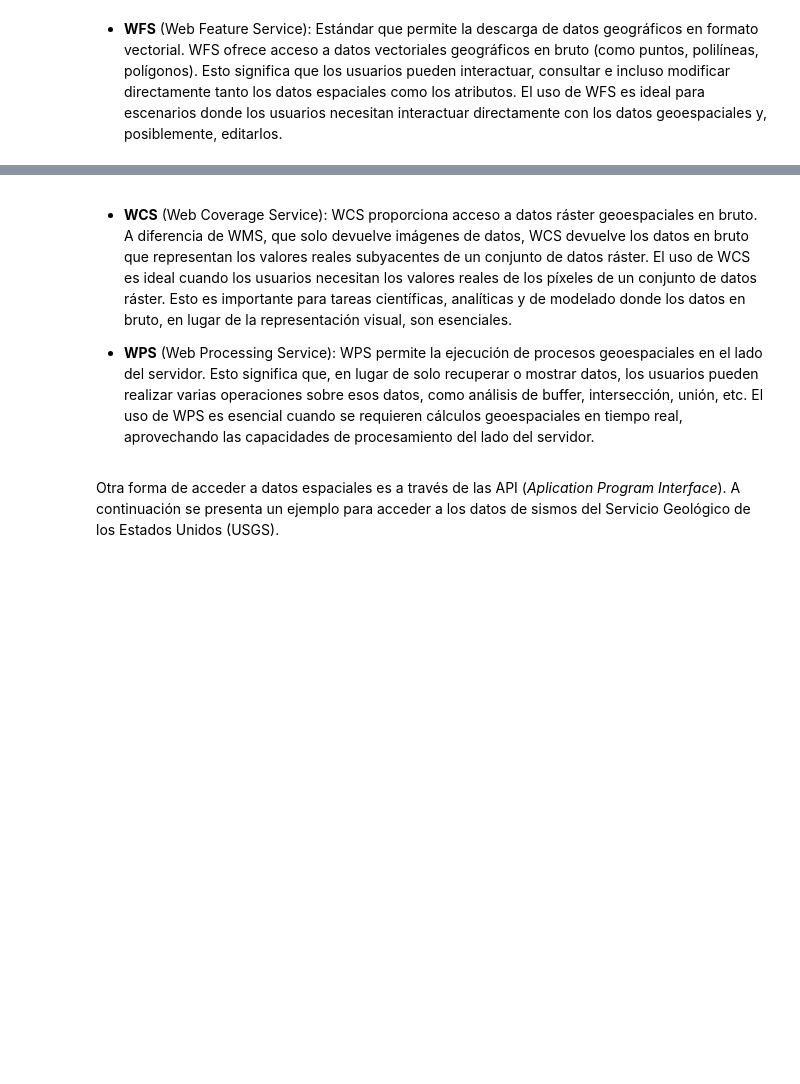
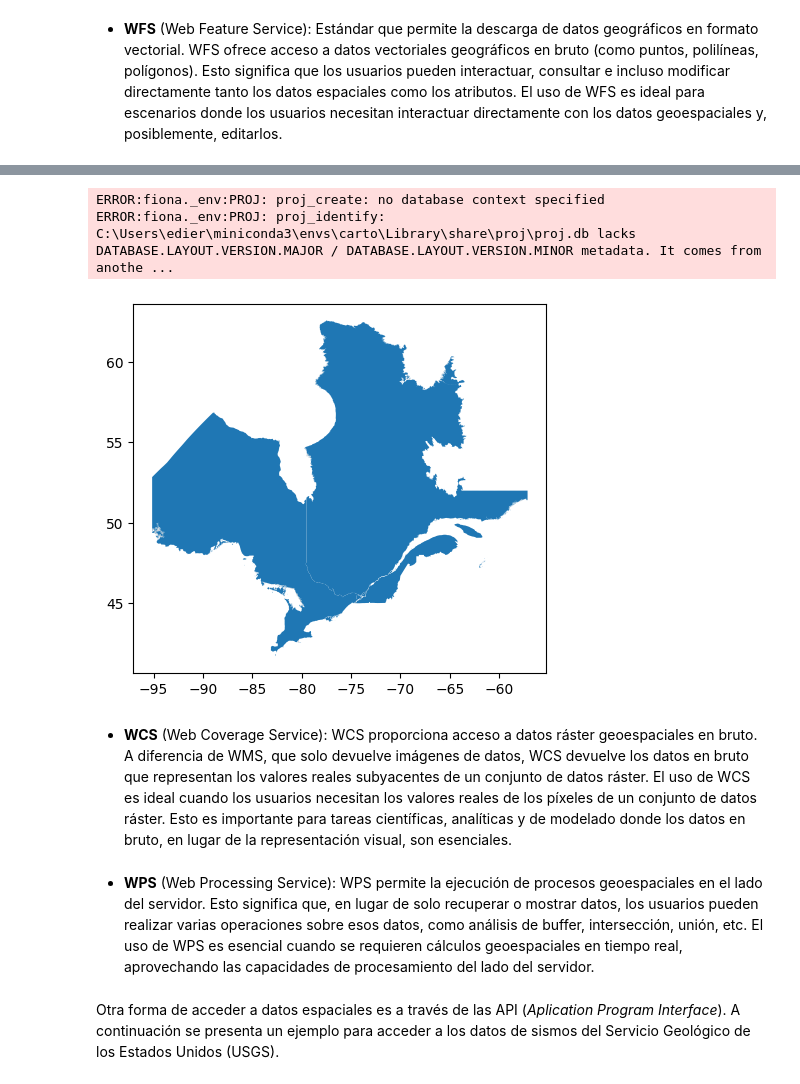
Before and after one commit to edieraristizabal/Libro_AnalisisGeoespacial, a Jupyter notebook: _sources/02_Mapping.ipynb, the cells around one changed output, grey strips where cells are left out. Saved outputs shown, nothing was run; the diff lists cells and outputs as text; code cells hidden in the pictures; blank space fills up the shorter version.

```diff
--- a/_sources/02_Mapping.ipynb
+++ b/_sources/02_Mapping.ipynb
@@ -64,40 +87,25 @@ img = igac.getmap(   layers=['1'],
 # %%
-wfs_url = 'https://pavics.ouranos.ca/geoserver/wfs'  # TEST_USE_PROD_DATA
+# Get the actual data
+import geopandas as gpd
 
-# Connect to GeoServer WFS service.
-wfs = WebFeatureService(wfs_url, version='2.0.0')
-
-# Print the list of available layers
-sorted(wfs.contents.keys())
-
-sorted_layer_ids = list(sorted(wfs.contents.keys()))
-canada_admin_boundaries_index = sorted_layer_ids.index('public:canada_admin_boundaries')
-
-for layerID in sorted_layer_ids[canada_admin_boundaries_index - 1:canada_admin_boundaries_index + 2]:
-    layer = wfs[layerID]
-    print('Layer ID:', layerID)
-    print('Title:', layer.title)
-    print('Boundaries:', layer.boundingBoxWGS84, '\n')
-
-layer_id = 'public:canada_admin_boundaries'
-meta = wfs.contents[layer_id]
-print(meta.title)
-
-# Get the actual data
 data = wfs.getfeature(typename='public:canada_admin_boundaries', bbox=(-74.5, 45.2, -73, 46), outputFormat='JSON')
 
 # Write to file
-fn = 'data/output.geojson'
+fn = 'output.geojson'
 with open(fn, 'wb') as fh:
     fh.write(data.read())
 
-layers = gpd.read_file('data/output.geojson')
-layers.plot()
+layers = gpd.read_file('output.geojson')
+layers.plot();
+# %% [output]
+ERROR:fiona._env:PROJ: proj_create: no database context specified
+ERROR:fiona._env:PROJ: proj_identify: C:\Users\edier\miniconda3\envs\carto\Library\share\proj\proj.db lacks DATABASE.LAYOUT.VERSION.MAJOR / DATABASE.LAYOUT.VERSION.MINOR metadata. It comes from anothe ...
+[figure, added]
 # %% [markdown]
-
 - **WCS** (Web Coverage Service): WCS proporciona acceso a datos ráster geoespaciales en bruto. A diferencia de WMS, que solo devuelve imágenes de datos, WCS devuelve los datos en bruto que representan los valores reales subyacentes de un conjunto de datos ráster. El uso de WCS es ideal cuando los usuarios necesitan los valores reales de los píxeles de un conjunto de datos ráster. Esto es importante para tareas científicas, analíticas y de modelado donde los datos en bruto, en lugar de la representación visual, son esenciales.
-
-- **WPS** (Web Processing Service): WPS permite la ejecución de procesos geoespaciales en el lado del servidor. Esto significa que, en lugar de solo recuperar o mostrar datos, los usuarios pueden realizar varias operaciones sobre esos datos, como análisis de buffer, intersección, unión, etc. El uso de WPS es esencial cuando se requieren cálculos geoespaciales en tiempo real, aprovechando las capacidades de procesamiento del lado del servidor.
+# %% [markdown]
+
+- **WPS** (Web Processing Service): WPS permite la ejecución de procesos geoespaciales en el lado del servidor. Esto significa que, en lugar de solo recuperar o mostrar datos, los usuarios pueden realizar varias operaciones sobre esos datos, como análisis de buffer, intersección, unión, etc. El uso de WPS es esencial cuando se requieren cálculos geoespaciales en tiempo real, aprovechando las capacidades de procesamiento del lado del servidor.
 # %% [markdown]
 Otra forma de acceder a datos espaciales es a través de las API (*Aplication Program Interface*). A continuación se presenta un ejemplo para acceder a los datos de sismos del Servicio Geológico de los Estados Unidos (USGS).
 # %%
```
Also changed, not shown: parts of 24 cells of this notebook, 39 other files.
